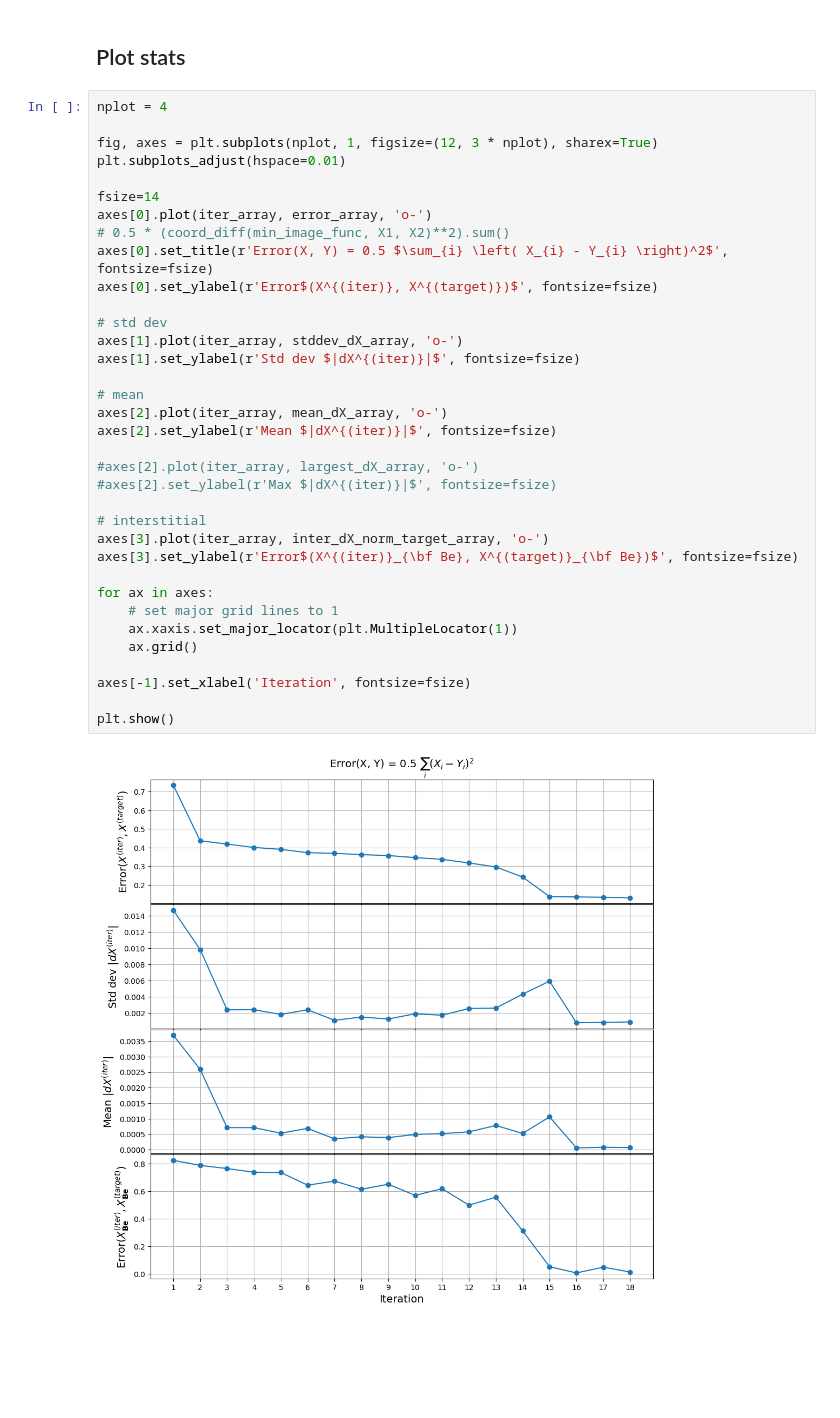
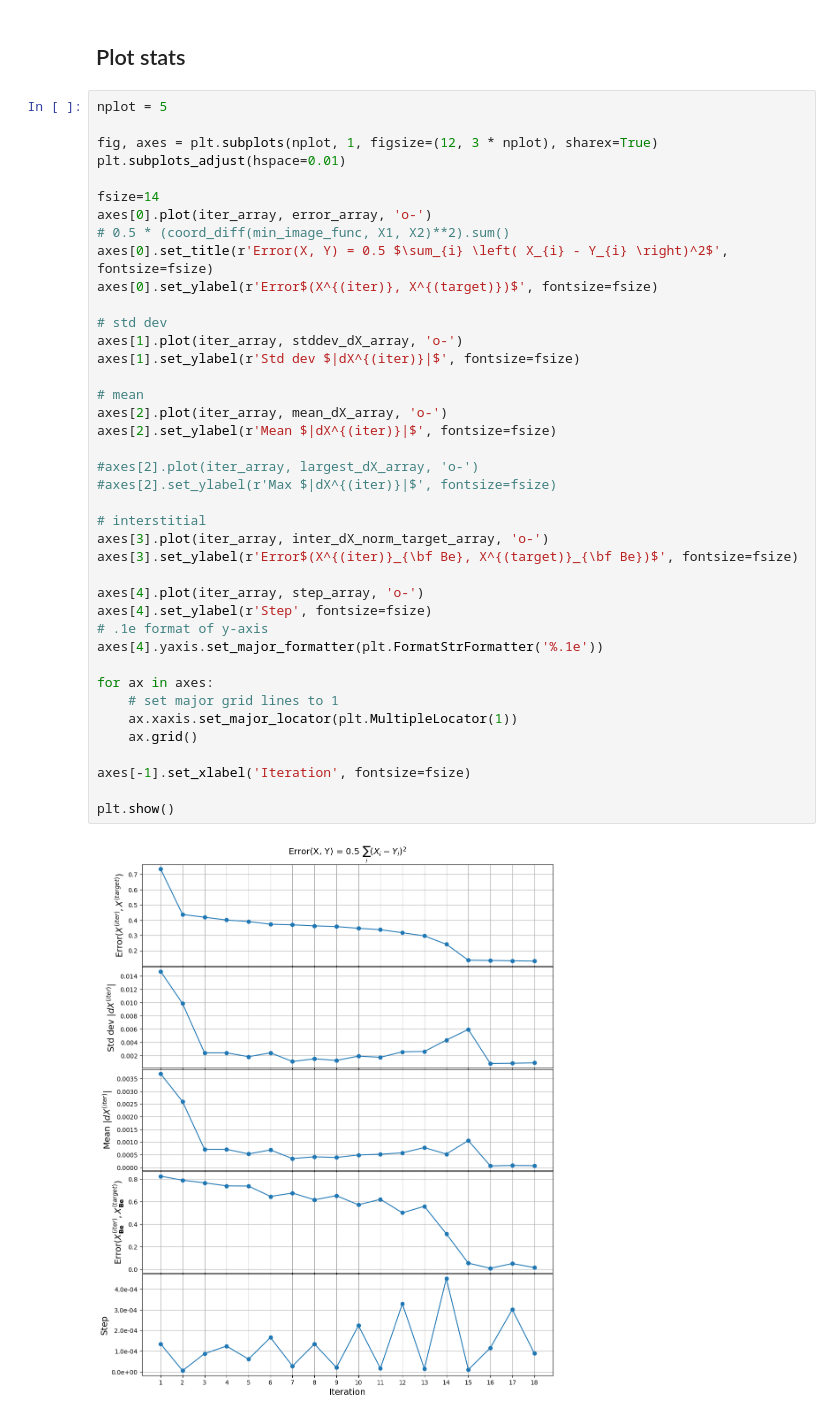
Before and after one commit to marseille-matmol/LammpsImplicitDerivative, a Jupyter notebook: examples/dislo_inverse_design/plot_minimization_stats.ipynb, the cells around one changed output. Drawn from its saved outputs; the diff is of its cells as text; blank space fills up the shorter version.

```diff
--- a/examples/dislo_inverse_design/plot_minimization_stats.ipynb
+++ b/examples/dislo_inverse_design/plot_minimization_stats.ipynb
@@ -55,7 +55,7 @@ inter_dX_norm_target_array = array([0.82477435, 0.78810022, 0.76521572, 0.738360
 # %% [markdown]
 ## Plot stats
 # %%
-nplot = 4
+nplot = 5
 
 fig, axes = plt.subplots(nplot, 1, figsize=(12, 3 * nplot), sharex=True)
 plt.subplots_adjust(hspace=0.01)
@@ -63,31 +63,36 @@ plt.subplots_adjust(hspace=0.01)
 fsize=14
 axes[0].plot(iter_array, error_array, 'o-')
 # 0.5 * (coord_diff(min_image_func, X1, X2)**2).sum()
 axes[0].set_title(r'Error(X, Y) = 0.5 $\sum_{i} \left( X_{i} - Y_{i} \right)^2$', fontsize=fsize)
 axes[0].set_ylabel(r'Error$(X^{(iter)}, X^{(target)})$', fontsize=fsize)
 
 # std dev
 axes[1].plot(iter_array, stddev_dX_array, 'o-')
 axes[1].set_ylabel(r'Std dev $|dX^{(iter)}|$', fontsize=fsize)
 
 # mean
 axes[2].plot(iter_array, mean_dX_array, 'o-')
 axes[2].set_ylabel(r'Mean $|dX^{(iter)}|$', fontsize=fsize)
 
 #axes[2].plot(iter_array, largest_dX_array, 'o-')
 #axes[2].set_ylabel(r'Max $|dX^{(iter)}|$', fontsize=fsize)
 
 # interstitial
 axes[3].plot(iter_array, inter_dX_norm_target_array, 'o-')
 axes[3].set_ylabel(r'Error$(X^{(iter)}_{\bf Be}, X^{(target)}_{\bf Be})$', fontsize=fsize)
 
+axes[4].plot(iter_array, step_array, 'o-')
+axes[4].set_ylabel(r'Step', fontsize=fsize)
+# .1e format of y-axis
+axes[4].yaxis.set_major_formatter(plt.FormatStrFormatter('%.1e'))
+
 for ax in axes:
     # set major grid lines to 1
     ax.xaxis.set_major_locator(plt.MultipleLocator(1))
     ax.grid()
 
 axes[-1].set_xlabel('Iteration', fontsize=fsize)
 
 plt.show()
 # %% [output]
-[figure, old version]
+[figure, new version]
```
Also changed, not shown: 1 other file.
